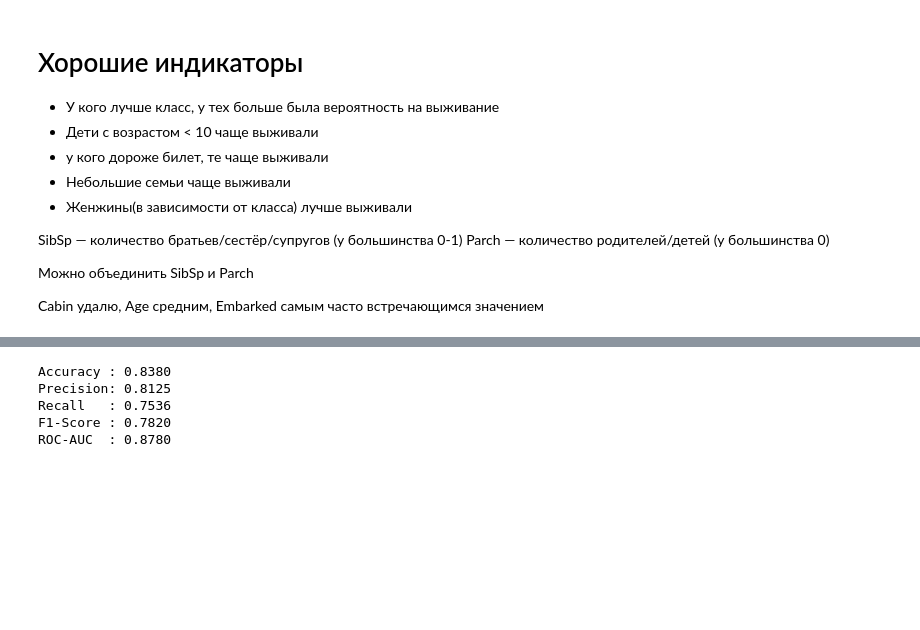
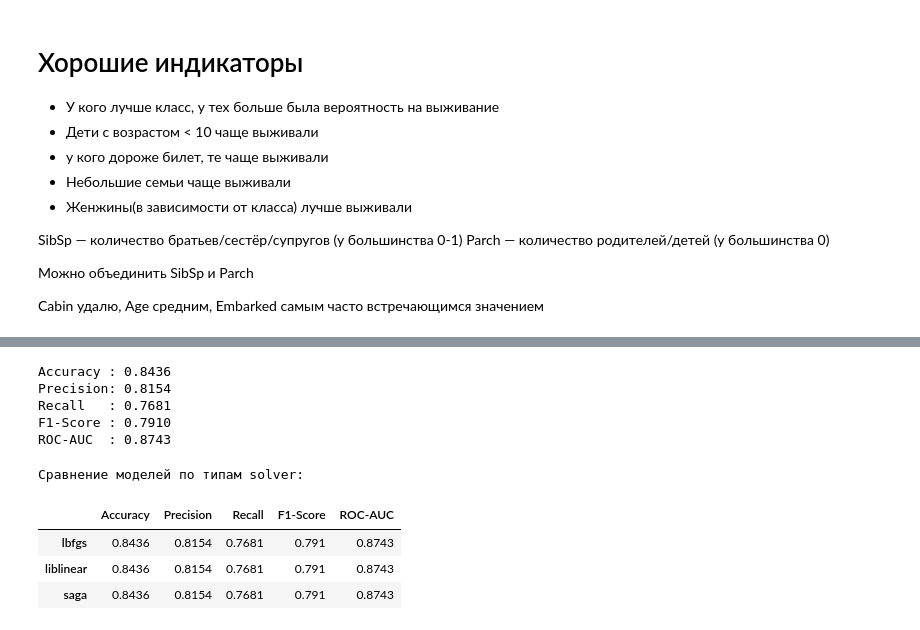
Before and after one commit to AndrewKr123/Ml, a Jupyter notebook: notebooks/titanic.ipynb, the cells around one changed output, grey strips where cells are left out. Drawn from its saved outputs; the diff is of its cells as text; code cells hidden in the pictures; blank space fills up the shorter version.

```diff
--- a/notebooks/titanic.ipynb
+++ b/notebooks/titanic.ipynb
@@ -125,10 +129,22 @@ train_copy.loc[~train_copy['Title'].isin(main_titles), 'Title'] = 'Rare'
 
 train_copy = train_copy.drop(['Ticket','Name'],axis=1)
 
-train_copy = pd.get_dummies(train_copy, columns=['Embarked'], prefix='Embarked', drop_first=True)
-train_copy = pd.get_dummies(train_copy, columns=['Title'],   prefix='Title',   drop_first=True )
+"""train_copy = pd.get_dummies(train_copy, columns=['Embarked'], prefix='Embarked', drop_first=True)
+train_copy = pd.get_dummies(train_copy, columns=['Title'],   prefix='Title',   drop_first=True )"""
 
-train_copy['Fare'] = np.log1(train_copy['Fare'])
+train_copy['Fare'] = np.log1p(train_copy['Fare'])
+
+ohe = OneHotEncoder(sparse_output=False, handle_unknown='ignore')
+
+encoded_array = ohe.fit_transform(train_copy[['Embarked', 'Title']])
+
+encoded_df = pd.DataFrame(
+    encoded_array,
+    columns=ohe.get_feature_names_out(['Embarked', 'Title']),
+    index=train_copy.index
+)
+
+train_copy = pd.concat([train_copy.drop(['Embarked', 'Title'], axis=1), encoded_df], axis=1)
 # %% [output]
 Title
 Mr          517
@@ -166,6 +182,6 @@ See the documentation for a more detailed explanation: https://pandas.pydata.org
 # %%
 #Pipline
-X = train.drop('Survived', axis=1)
+X = train_copy.drop('Survived', axis=1)
 X_train, X_test, y_train, y_test = train_test_split(
     X, y, test_size=0.2, random_state=42, stratify=y
 )
@@ -186,8 +202,36 @@ print(f"Recall   : {recall_score(y_test, y_pred, pos_label=1):.4f}")
 print(f"F1-Score : {f1_score(y_test, y_pred, pos_label=1):.4f}")
 print(f"ROC-AUC  : {roc_auc_score(y_test, y_prob):.4f}")
 # %% [output]
-Accuracy : 0.8380
-Precision: 0.8125
-Recall   : 0.7536
-F1-Score : 0.7820
-ROC-AUC  : 0.8780
+Accuracy : 0.8436
+Precision: 0.8154
+Recall   : 0.7681
+F1-Score : 0.7910
+ROC-AUC  : 0.8743
+# %%
+solvers = ['lbfgs', 'liblinear', 'saga']
+results = {}
+
+for svr in solvers:
+    model_svr = LogisticRegression(random_state=42, max_iter=5000, solver=svr)
+    model_svr.fit(X_train_scaled, y_train)
+
+    y_pred_svr = model_svr.predict(X_test_scaled)
+    y_prob_svr = model_svr.predict_proba(X_test_scaled)[:, 1]
+
+    results[svr] = {
+        'Accuracy': accuracy_score(y_test, y_pred_svr),
+        'Precision': precision_score(y_test, y_pred_svr, pos_label=1),
+        'Recall': recall_score(y_test, y_pred_svr, pos_label=1),
+        'F1-Score': f1_score(y_test, y_pred_svr, pos_label=1),
+        'ROC-AUC': roc_auc_score(y_test, y_prob_svr)
+    }
+
+df_compare = pd.DataFrame(results).T
+print("Сравнение моделей по типам solver:")
+display(df_compare.round(4))
+# %% [output]
+Сравнение моделей по типам solver:
+|  | Accuracy | Precision | Recall | F1-Score | ROC-AUC |
+| lbfgs | 0.8436 | 0.8154 | 0.7681 | 0.791 | 0.8743 |
+| liblinear | 0.8436 | 0.8154 | 0.7681 | 0.791 | 0.8743 |
+| saga | 0.8436 | 0.8154 | 0.7681 | 0.791 | 0.8743 |
```
Also changed, not shown: parts of 3 cells of this notebook.
